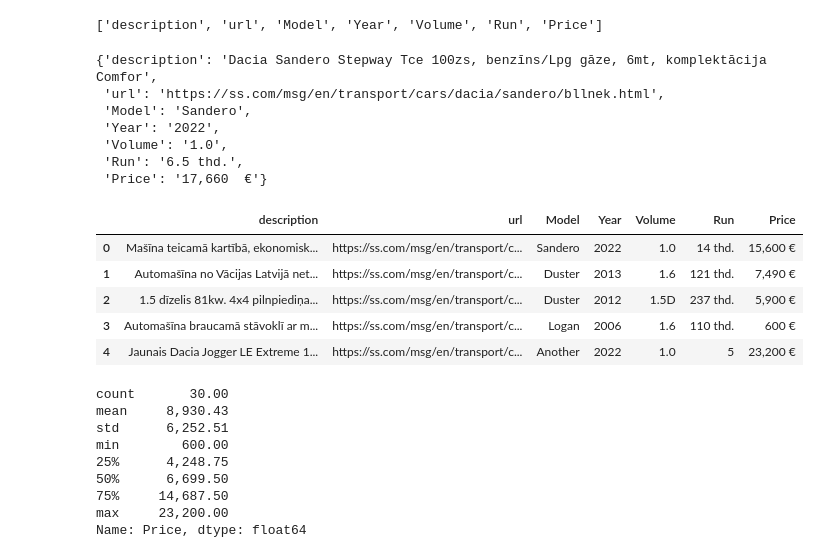
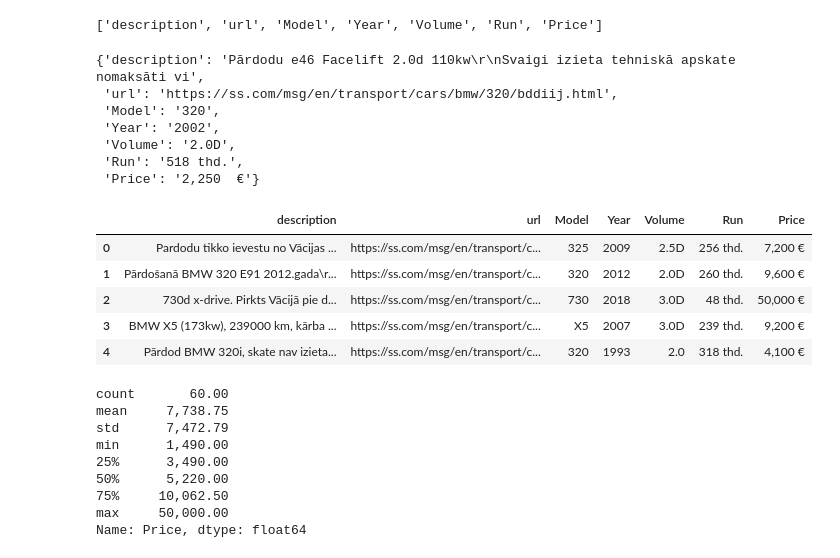
Before and after one commit to uktukt/SGT, a Jupyter notebook: sgt_20221020_beautifulsoup_hw_bmw.ipynb, the cells around one changed output. Cells and saved outputs as stored; diff of their text form; code cells hidden in the pictures.

```diff
--- a/sgt_20221020_beautifulsoup_hw_bmw.ipynb
+++ b/sgt_20221020_beautifulsoup_hw_bmw.ipynb
@@ -12,7 +11,7 @@ import matplotlib.pyplot as plt
 import numpy as np
 import seaborn as sns
 # %%
-url = "https://www.ss.com/en/transport/cars/dacia/sell/"
+url = "https://www.ss.com/en/transport/cars/bmw/sell/"
 # %%
 req = requests.get(url)
 req.status_code
@@ -80,13 +79,13 @@ def getRow(row,colist=column_names):
 # %%
 getRow(rows[6])
 # %% [output]
-{'description': 'Dacia Sandero Stepway Tce 100zs, benzīns/Lpg gāze, 6mt, komplektācija Comfor',
- 'url': 'https://ss.com/msg/en/transport/cars/dacia/sandero/bllnek.html',
- 'Model': 'Sandero',
- 'Year': '2022',
- 'Volume': '1.0',
- 'Run': '6.5 thd.',
- 'Price': '17,660  €'}
+{'description': 'Pārdodu e46 Facelift 2.0d 110kw\r\nSvaigi izieta tehniskā apskate nomaksāti vi',
+ 'url': 'https://ss.com/msg/en/transport/cars/bmw/320/bddiij.html',
+ 'Model': '320',
+ 'Year': '2002',
+ 'Volume': '2.0D',
+ 'Run': '518 thd.',
+ 'Price': '2,250  €'}
 # %%
 def getRows(rowlist,colist=column_names):
     return [getRow(row, colist=colist) for row in rowlist]
@@ -103,14 +102,14 @@ def getDFfromURL(url):
     rows = getRows(rowlist,colist=column_names)
     return pd.DataFrame(rows, columns=column_names)
 # %%
-cars_dacia = url
-idf = getDFfromURL(cars_dacia)
+cars_bmw = url
+idf = getDFfromURL(cars_bmw)
 idf.head()
 # %% [output]
 |  | description | url | Model | Year | Volume | Run | Price |
-| 0 | Mašīna teicamā kartībā, ekonomisk... | https://ss.com/msg/en/transport/c... | Sandero | 2022 | 1.0 | 14 thd. | 15,600 € |
-| 1 | Automašīna no Vācijas Latvijā net... | https://ss.com/msg/en/transport/c... | Duster | 2013 | 1.6 | 121 thd. | 7,490 € |
-| 2 | 1.5 dīzelis 81kw. 4x4 pilnpiediņa... | https://ss.com/msg/en/transport/c... | Duster | 2012 | 1.5D | 237 thd. | 5,900 € |
-| 3 | Automašīna braucamā stāvoklī ar m... | https://ss.com/msg/en/transport/c... | Logan | 2006 | 1.6 | 110 thd. | 600 € |
-| 4 | Jaunais Dacia Jogger LE Extreme 1... | https://ss.com/msg/en/transport/c... | Another | 2022 | 1.0 | 5 | 23,200 € |
+| 0 | Pardodu tikko ievestu no Vācijas ... | https://ss.com/msg/en/transport/c... | 325 | 2009 | 2.5D | 256 thd. | 7,200 € |
+| 1 | Pārdošanā BMW 320 E91 2012.gada\r... | https://ss.com/msg/en/transport/c... | 320 | 2012 | 2.0D | 260 thd. | 9,600 € |
+| 2 | 730d x-drive. Pirkts Vācijā pie d... | https://ss.com/msg/en/transport/c... | 730 | 2018 | 3.0D | 48 thd. | 50,000 € |
+| 3 | BMW X5 (173kw), 239000 km, kārba ... | https://ss.com/msg/en/transport/c... | X5 | 2007 | 3.0D | 239 thd. | 9,200 € |
+| 4 | Pārdod BMW 320i, skate nav izieta... | https://ss.com/msg/en/transport/c... | 320 | 1993 | 2.0 | 318 thd. | 4,100 € |
 # %%
@@ -121,18 +119,18 @@ dacia_df_ed = dacia_df.copy
 # %%
-dacia_df['Price'] = dacia_df['Price'].str.replace("€","")
-dacia_df['Price'] = dacia_df['Price'].str.replace(",","")
-dacia_df.Price.head()
-dacia_df['Price'] = pd.to_numeric(dacia_df['Price'], errors='coerce')
+bmw_df['Price'] = bmw_df['Price'].str.replace("€","")
+bmw_df['Price'] = bmw_df['Price'].str.replace(",","")
+bmw_df.Price.head()
+bmw_df['Price'] = pd.to_numeric(bmw_df['Price'], errors='coerce')
 
 pd.options.display.float_format = '{:,.2f}'.format
-dacia_df['Price'].describe()
+bmw_df['Price'].describe()
 # %% [output]
-count       30.00
-mean     8,930.43
-std      6,252.51
-min        600.00
-25%      4,248.75
-50%      6,699.50
-75%     14,687.50
-max     23,200.00
+count       60.00
+mean     7,738.75
+std      7,472.79
+min      1,490.00
+25%      3,490.00
+50%      5,220.00
+75%     10,062.50
+max     50,000.00
 Name: Price, dtype: float64
```
Also changed, not shown: parts of 12 cells of this notebook.
